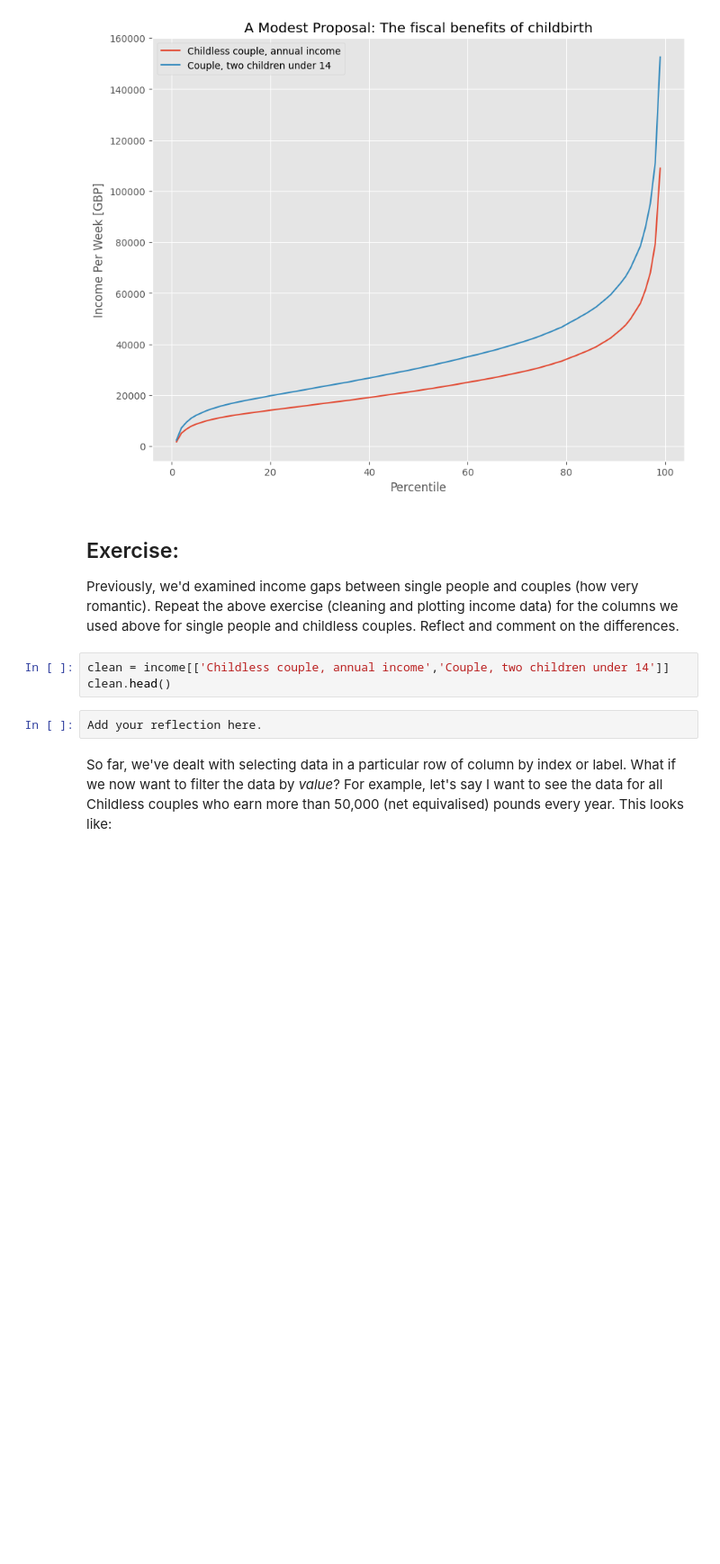
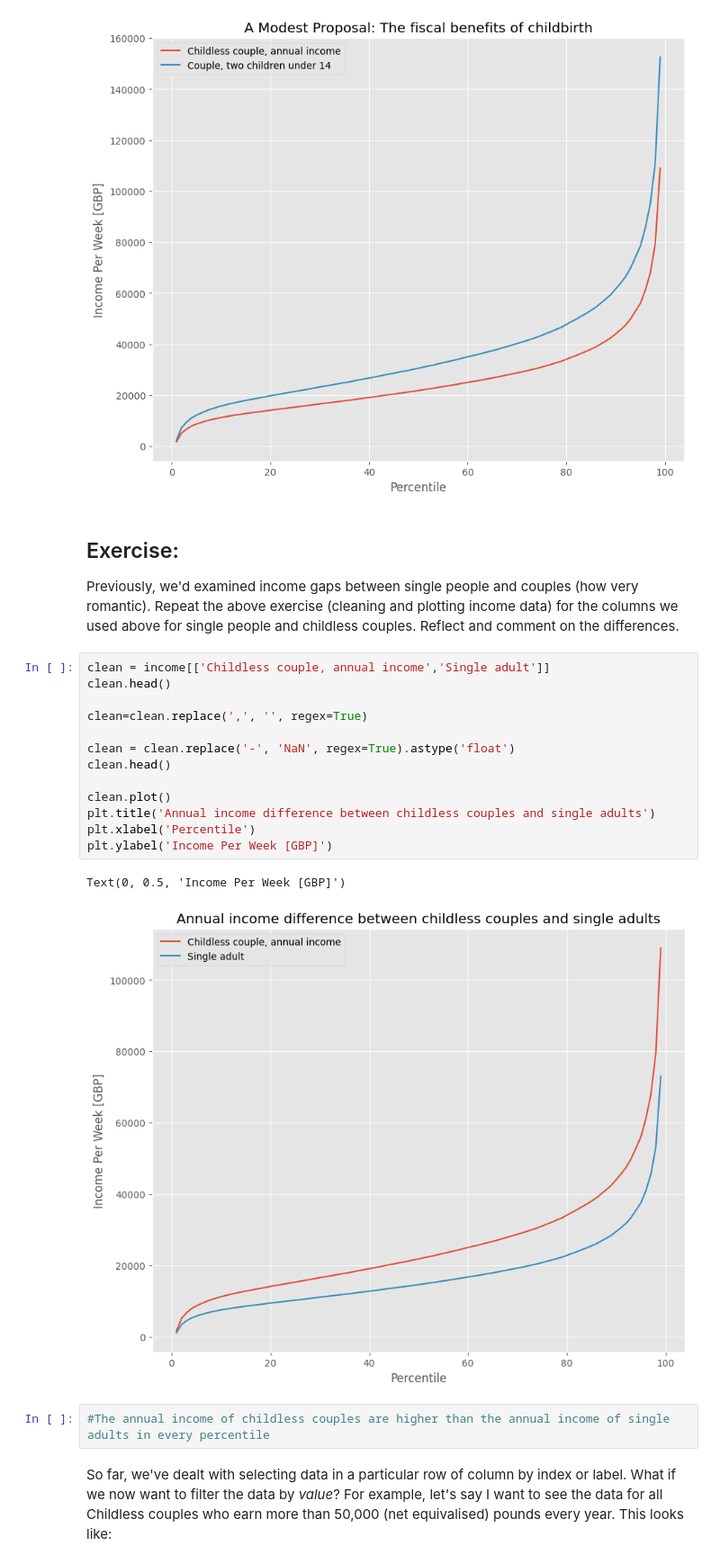
Before and after one commit to claire-tu314/QM2, a Jupyter notebook: notebooks/W02. Pandas.ipynb, the cells around one changed output. Shown: that part at 90% size. Cells and saved outputs as stored; diff of their text form; blank space fills up the shorter version.

```diff
--- a/notebooks/W02. Pandas.ipynb
+++ b/notebooks/W02. Pandas.ipynb
@@ -319,11 +319,24 @@ Text(0, 0.5, 'Income Per Week [GBP]')
 ## Exercise:
 
 Previously, we'd examined income gaps between single people and couples (how very romantic). Repeat the above exercise (cleaning and plotting income data) for the columns we used above for single people and childless couples. Reflect and comment on the differences.
-# %%
-clean = income[['Childless couple, annual income','Couple, two children under 14']]
-clean.head()
-# %%
-Add your reflection here.
+# %%
+clean = income[['Childless couple, annual income','Single adult']]
+clean.head()
+
+clean=clean.replace(',', '', regex=True)
+
+clean = clean.replace('-', 'NaN', regex=True).astype('float')
+clean.head()
+
+clean.plot()
+plt.title('Annual income difference between childless couples and single adults')
+plt.xlabel('Percentile')
+plt.ylabel('Income Per Week [GBP]')
+# %% [output]
+Text(0, 0.5, 'Income Per Week [GBP]')
+[figure, added]
+# %%
+#The annual income of childless couples are higher than the annual income of single adults in every percentile
 # %% [markdown]
 So far, we've dealt with selecting data in a particular row of column by index or label. What if we now want to filter the data by *value*? For example, let's say I want to see the data for all Childless couples who earn more than 50,000 (net equivalised) pounds every year. This looks like:
 # %%
```
